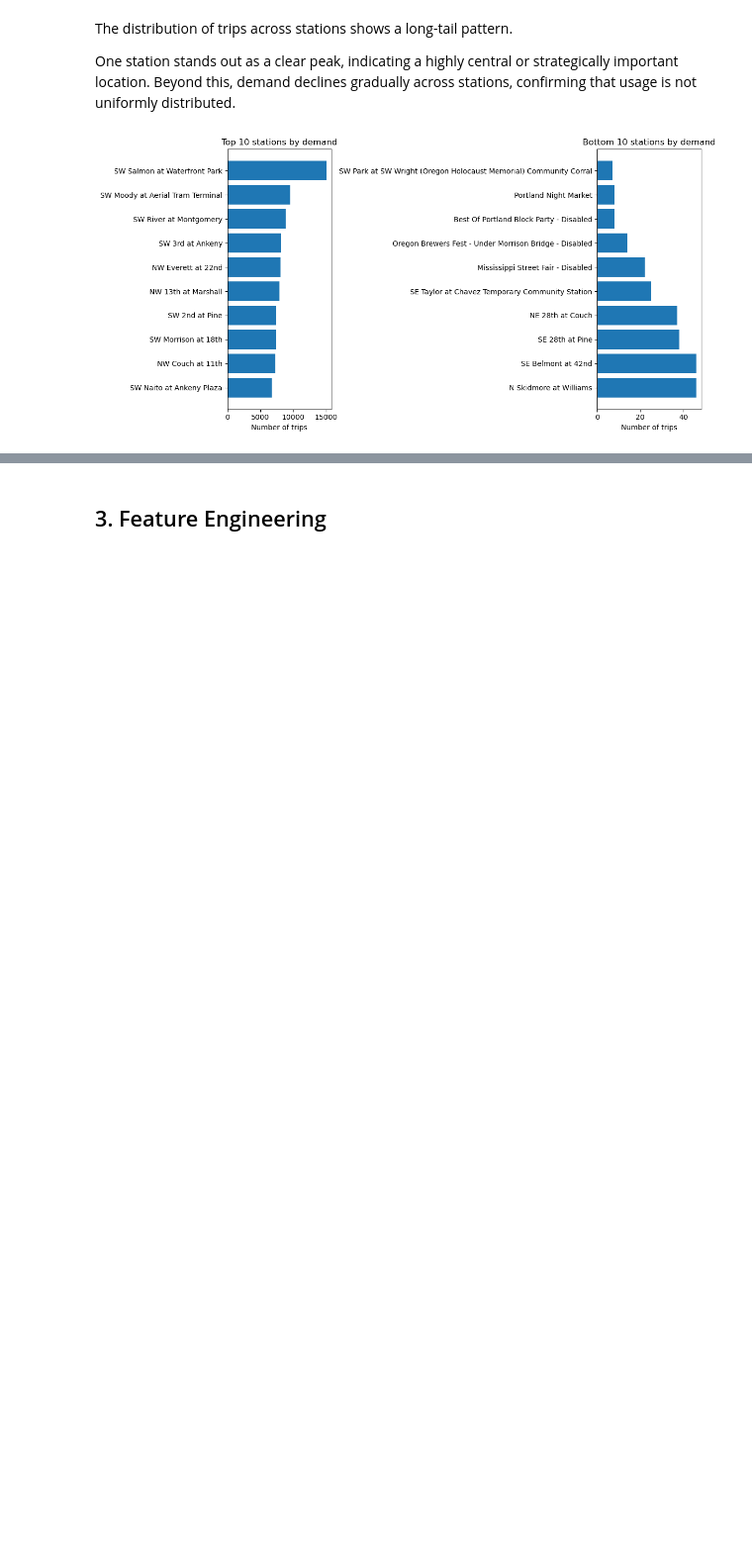
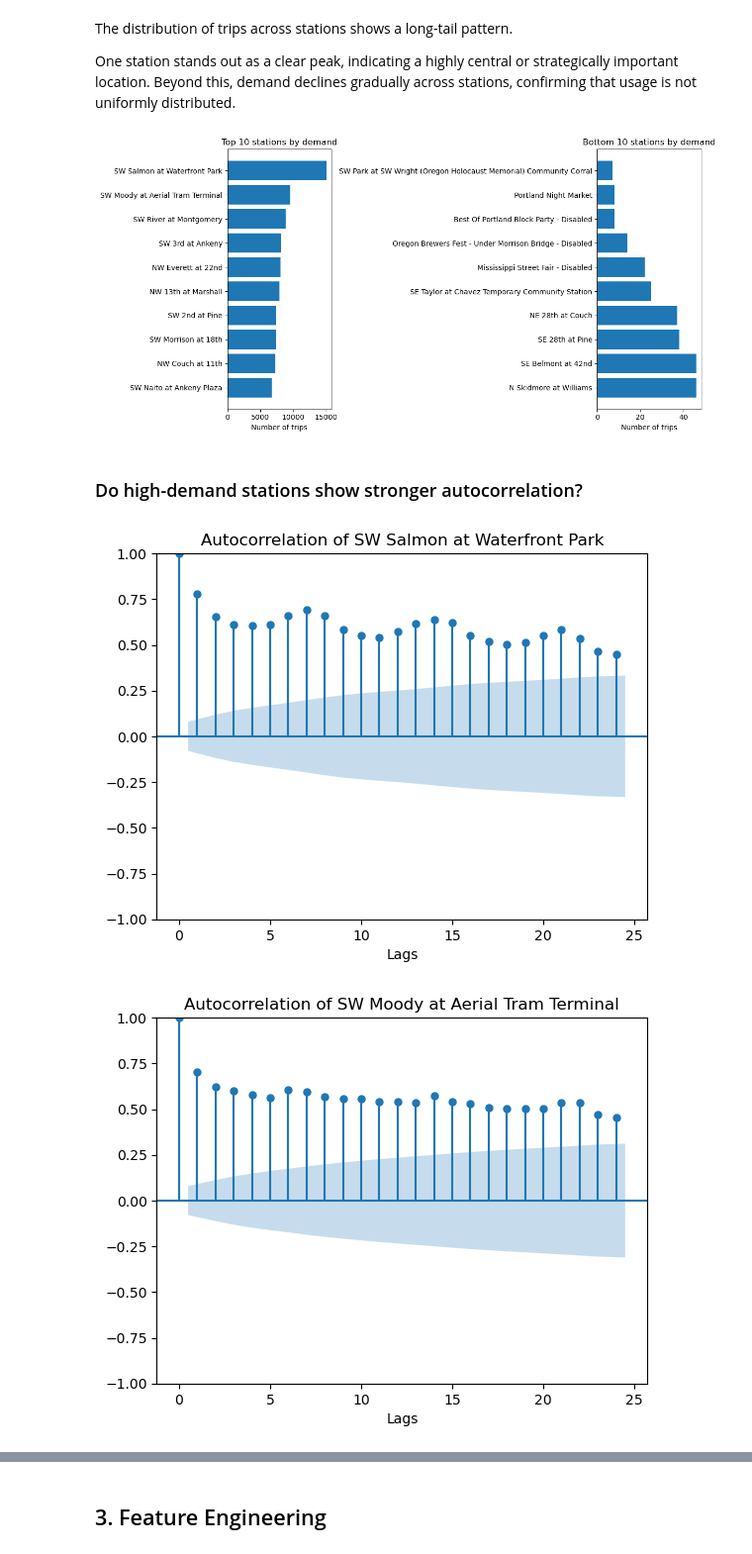
Before and after one commit to AngelGigov/ml-data-projects, a Jupyter notebook: projects/biketown-forecast/notebooks/biketown_forecast.ipynb, the cells around one changed output, grey strips where cells are left out. Shown at 99% size. Drawn from its saved outputs; the diff is of its cells as text; code cells hidden in the pictures; blank space fills up the shorter version.

```diff
--- a/projects/biketown-forecast/notebooks/biketown_forecast.ipynb
+++ b/projects/biketown-forecast/notebooks/biketown_forecast.ipynb
@@ -579,3 +584,16 @@ plt.tight_layout()
 plt.show()
 # %% [output]
 [figure]
+# %% [markdown]
+### Do high-demand stations show stronger autocorrelation?
+# %%
+grouped_data = data.groupby(["StartHub", "StartDate"]).size().reset_index(name="cnt").sort_values(["StartHub", "StartDate"])
+# %%
+for hub in top_10.index:
+    plot_acf(grouped_data[grouped_data['StartHub'] == f'{hub}']['cnt'], lags=24)
+    plt.xlabel('Lags')
+    plt.title(f'Autocorrelation of {hub}')
+    plt.show()
+# %% [output]
+[figure, added]
+[figure, added]
```
Also changed, not shown: parts of 51 cells of this notebook.
